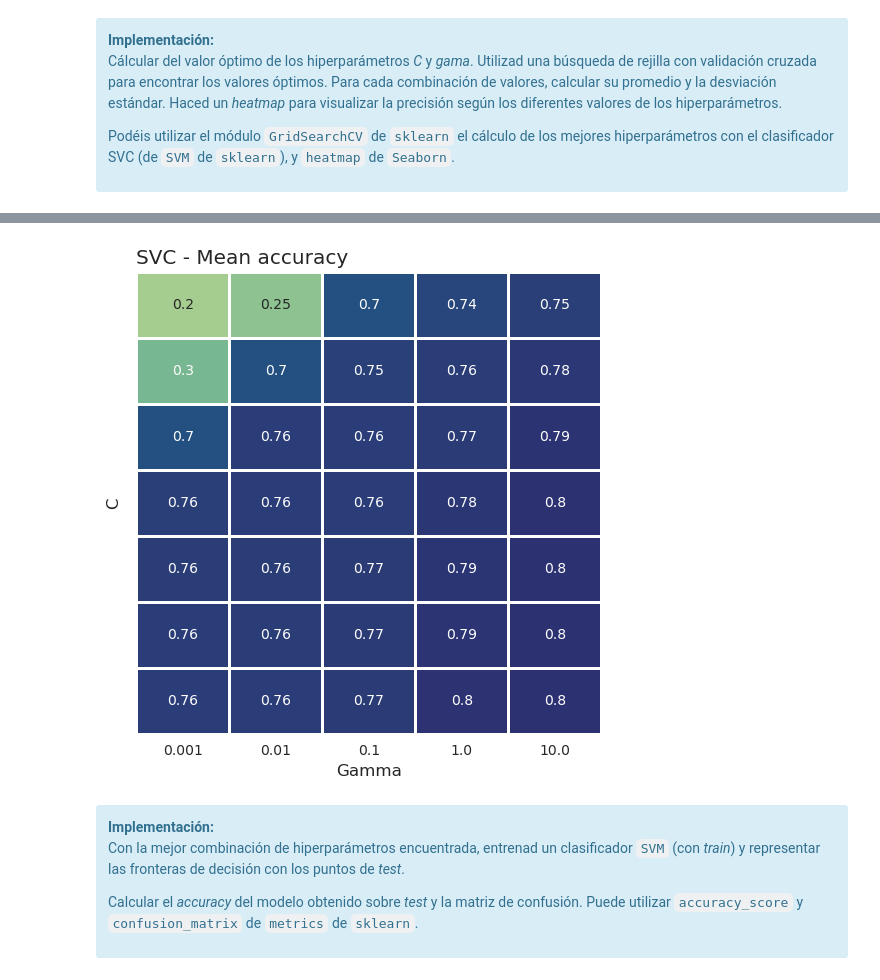
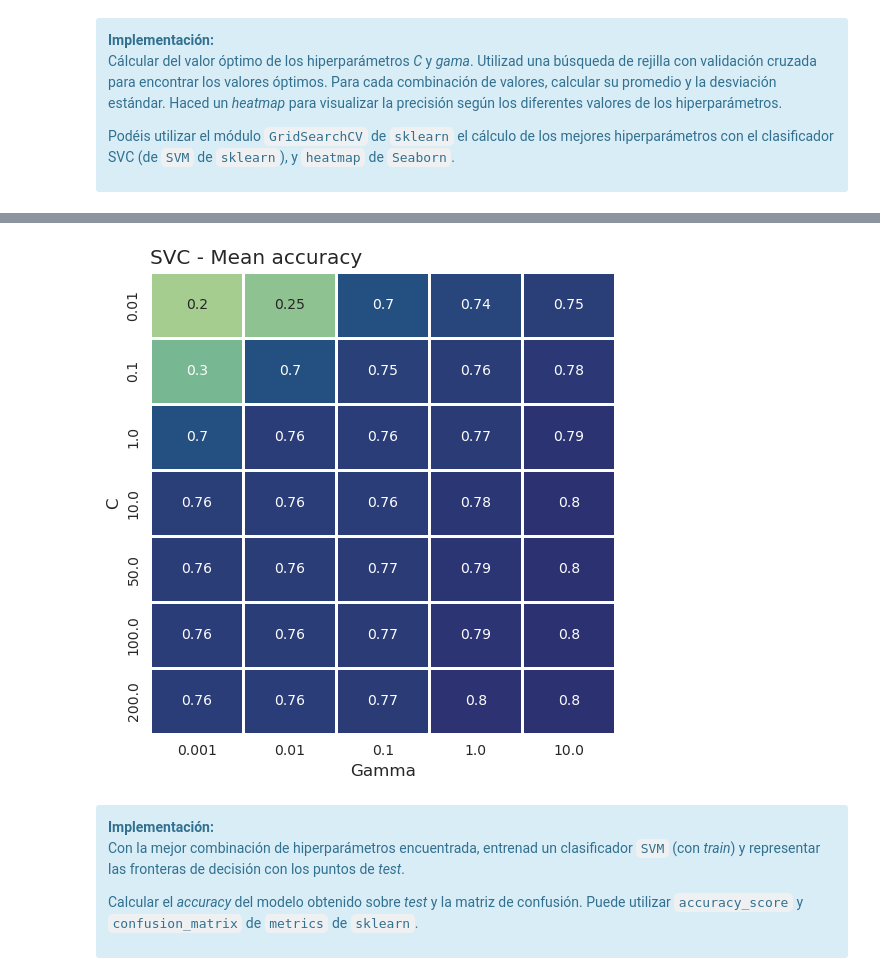
Before and after one commit to gvillalba86/AdvancedDataMininig, a Jupyter notebook: PEC3/20221_M2.855_PEC3_gvillalbaa.ipynb, the cells around one changed output, grey strips where cells are left out. Saved outputs shown, nothing was run; the diff lists cells and outputs as text; code cells hidden in the pictures.

```diff
--- a/PEC3/20221_M2.855_PEC3_gvillalbaa.ipynb
+++ b/PEC3/20221_M2.855_PEC3_gvillalbaa.ipynb
@@ -432,14 +432,13 @@ Best KNN params are: {'clf__C': 100, 'clf__gamma': 10}
 # %%
 fig, ax = plt.subplots(figsize=(6, 6))
 hm_data = svc_gs_results.pivot(index='param_clf__C', columns='param_clf__gamma', values='mean_test_score')
 sns.heatmap(hm_data, annot=True, linewidths=1, cbar=False, cmap="crest", ax=ax)
-ax.set_yticklabels('')
 ax.set_xlabel('Gamma')
 ax.set_ylabel('C')
 ax.set_title('SVC - Mean accuracy')
 plt.show()
 # %% [output]
-[figure, old version]
+[figure, new version]
 # %% [markdown]
 <div class="alert alert-block alert-info">
 <strong>Implementación:</strong>
```
Also changed, not shown: parts of 59 cells of this notebook.
